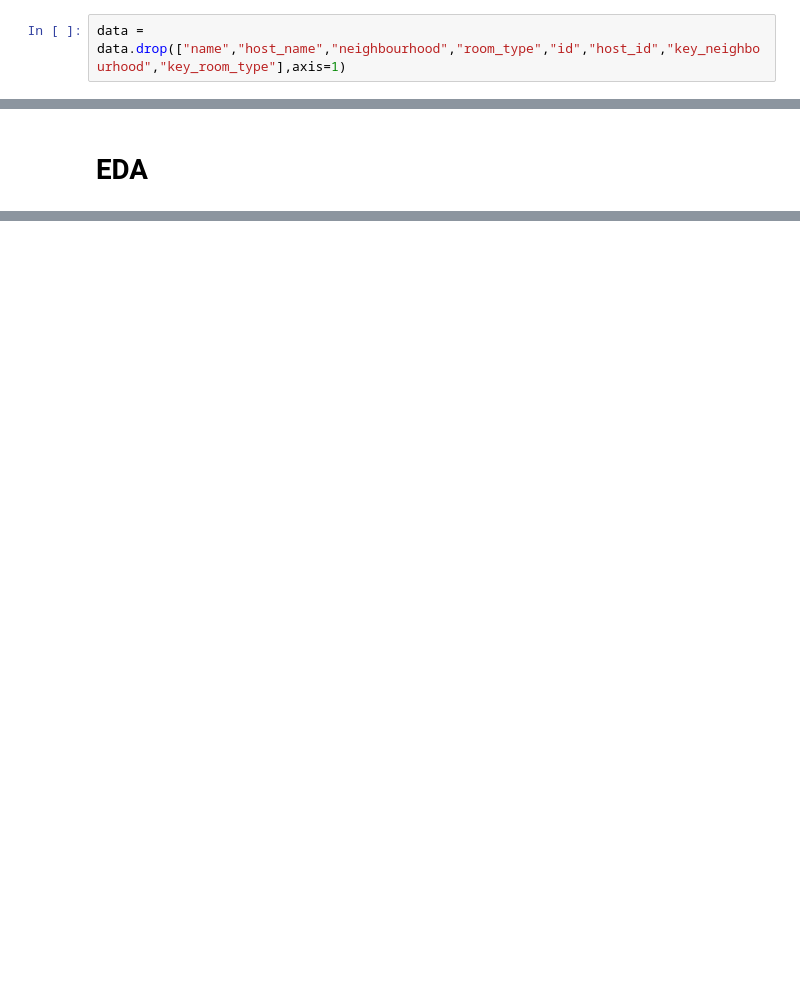
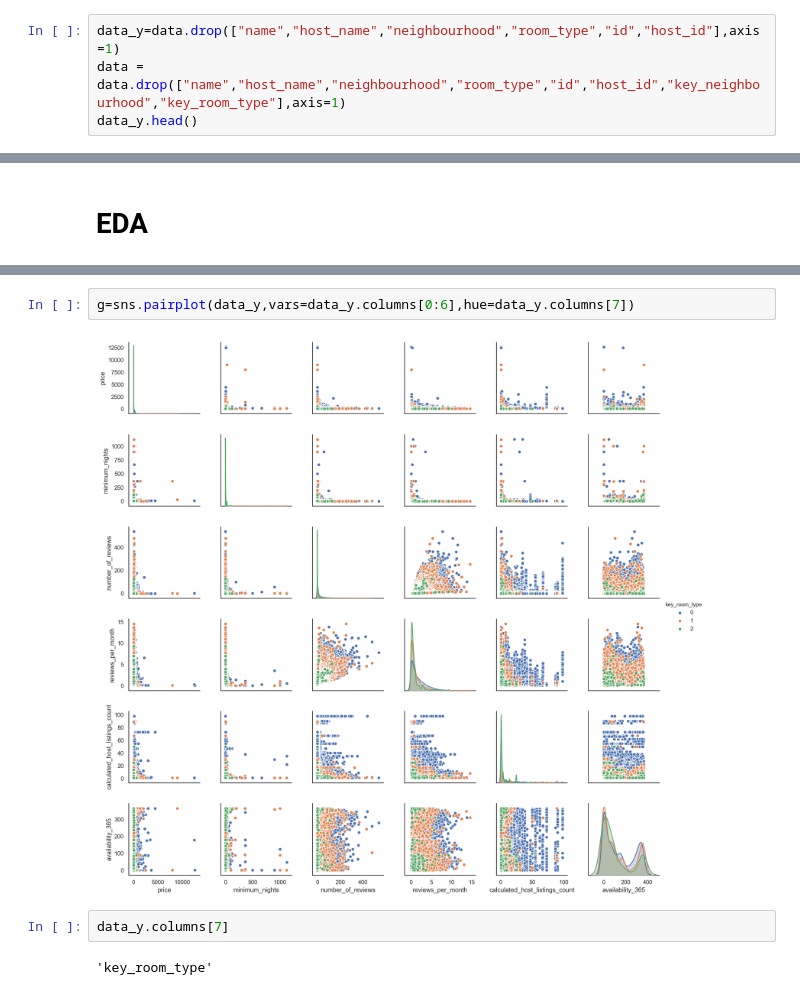
Before and after one commit to tarrelateto1/dataMining, a Jupyter notebook: Project.ipynb, the cells around one changed output, grey strips where cells are left out. Cells and saved outputs as stored; diff of their text form; blank space fills up the shorter version.

```diff
--- a/Project.ipynb
+++ b/Project.ipynb
@@ -46,4 +46,6 @@ data[["neighbourhood", "key_neighbourhood","room_type","key_room_type"]].head(11
 target_key_room_type = data["key_room_type"]
 target_key_neighbourhood = data["key_neighbourhood"]
 # %%
+data_y=data.drop(["name","host_name","neighbourhood","room_type","id","host_id"],axis=1)
 data = data.drop(["name","host_name","neighbourhood","room_type","id","host_id","key_neighbourhood","key_room_type"],axis=1)
+data_y.head()
@@ -112,0 +125,8 @@ data["price"].values
+# %%
+g=sns.pairplot(data_y,vars=data_y.columns[0:6],hue=data_y.columns[7])
+# %% [output]
+[figure, added]
+# %%
+data_y.columns[7]
+# %% [output]
+'key_room_type'
```
Also changed, not shown: parts of 14 cells of this notebook.
